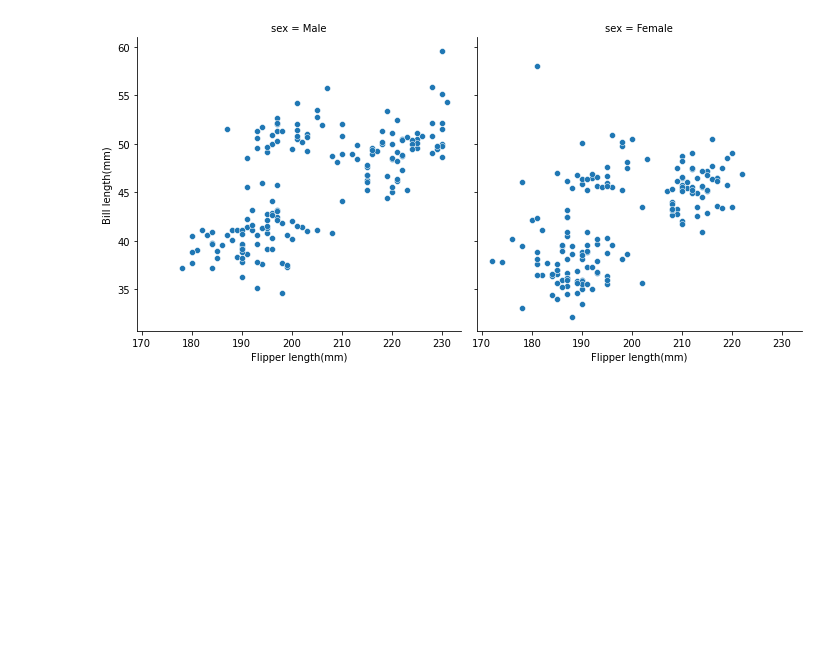
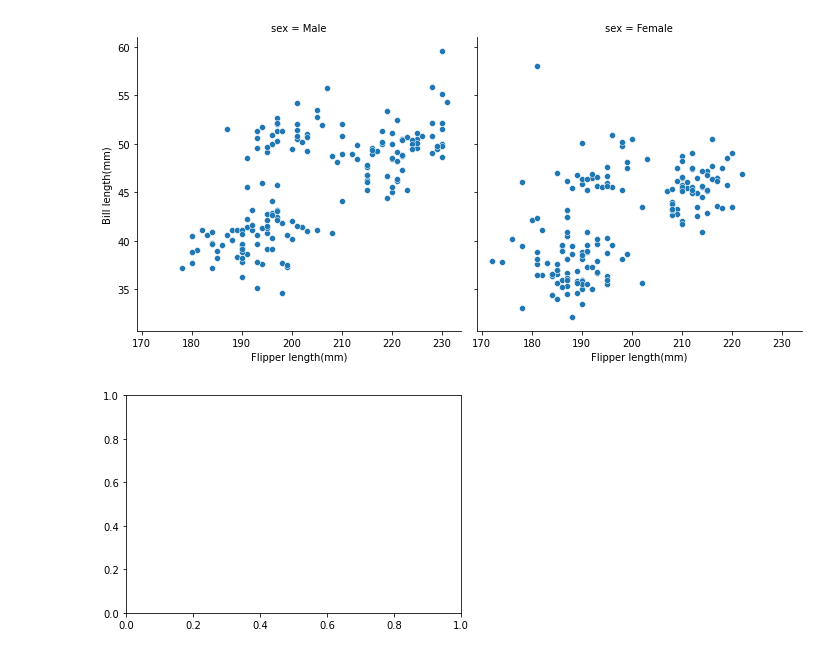
Before and after one commit to kouta0530/jupyter, a Jupyter notebook: practice/plot/overview.ipynb, the cells around one changed output. Drawn from its saved outputs; the diff is of its cells as text; code cells hidden in the pictures; blank space fills up the shorter version.

Commit message:
feat(plot): 描画するプロットのサイズをいじってみる

```diff
--- a/practice/plot/overview.ipynb
+++ b/practice/plot/overview.ipynb
@@ -68,3 +68,7 @@ g.set_axis_labels("Flipper length(mm)","Bill length(mm)")
 # %% [output]
 <seaborn.axisgrid.FacetGrid at 0x...>
 [figure]
+# %%
+f,ax = plt.subplots()
+# %% [output]
+[figure, added]
```
Also changed, not shown: parts of 3 cells of this notebook.
